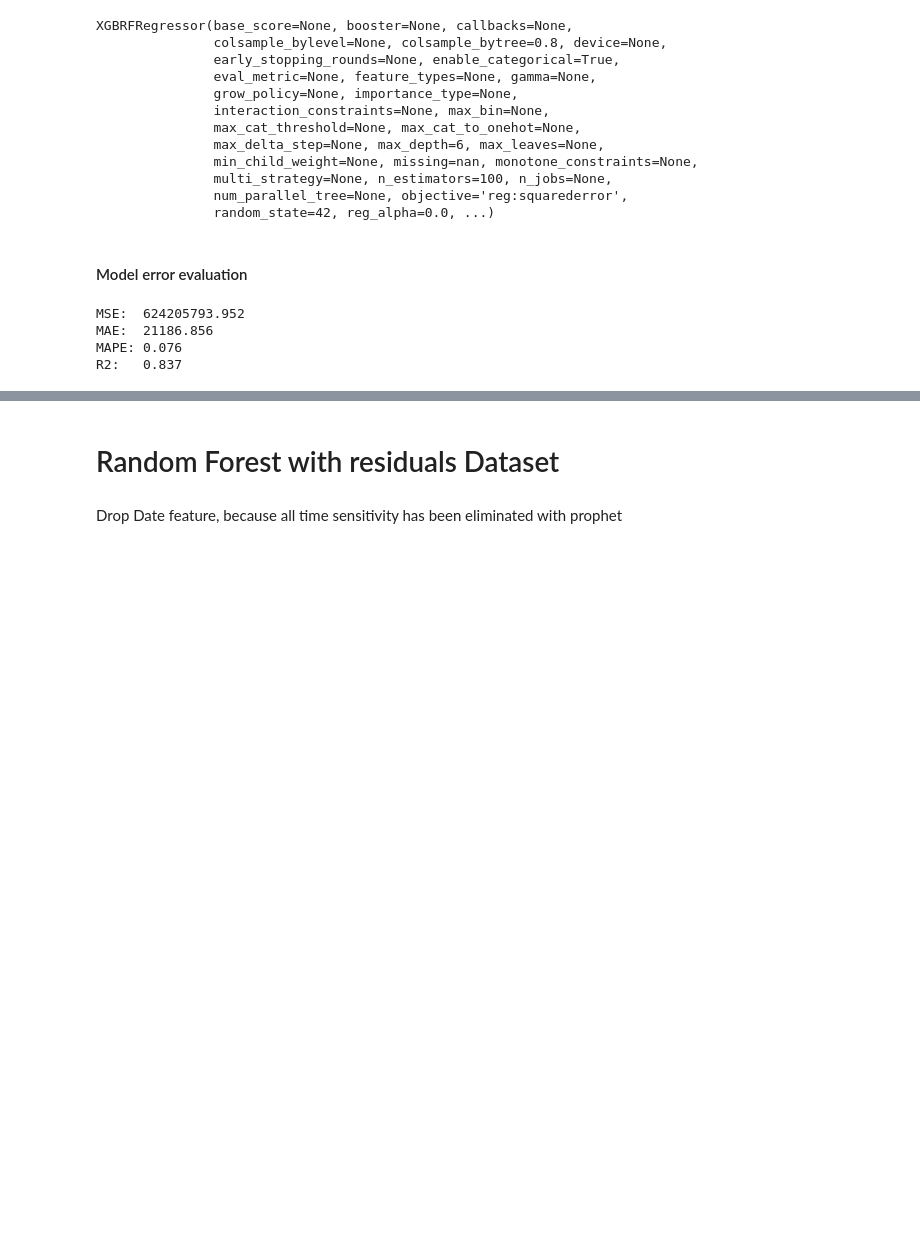
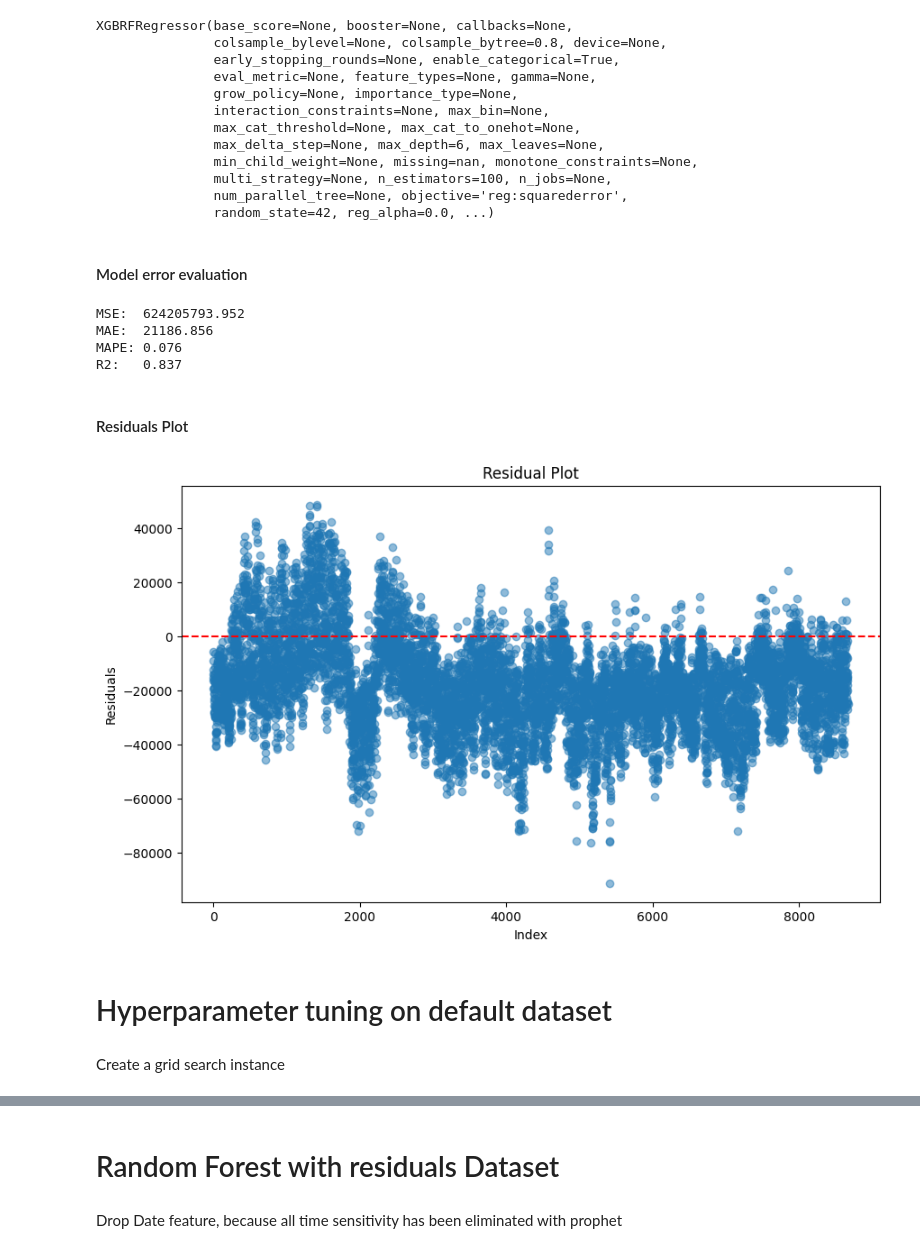
Before and after one commit to d-sbrgr/DSPRO1-power-prediction, a Jupyter notebook: random_forest_models.ipynb, the cells around one changed output, grey strips where cells are left out. Drawn from its saved outputs; the diff is of its cells as text; code cells hidden in the pictures; blank space fills up the shorter version.

Commit message:
feat: add hyperparameter tuning

```diff
--- a/random_forest_models.ipynb
+++ b/random_forest_models.ipynb
@@ -90,3 +92,11 @@ MSE:  624205793.952
 MAE:  21186.856
 MAPE: 0.076
 R2:   0.837
+# %% [markdown]
+#### Residuals Plot
+# %%
+plot_residuals(y_test, y_pred)
+# %% [output]
+[figure, added]
+# %% [markdown]
+# Hyperparameter tuning on default dataset
@@ -92,0 +115,2 @@ R2:   0.837
+# %% [markdown]
+Create a grid search instance
```
Also changed, not shown: parts of 12 cells of this notebook.
